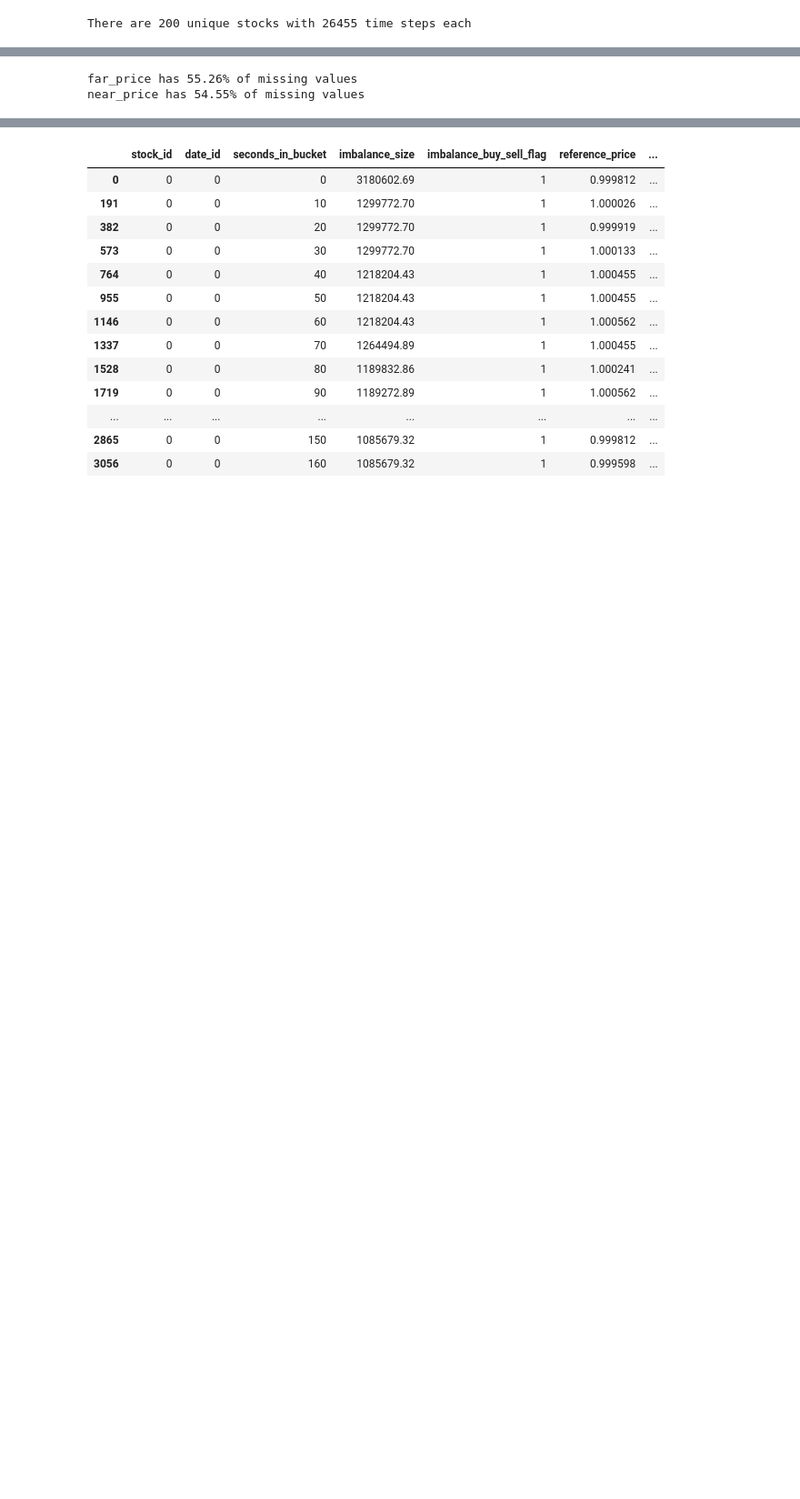
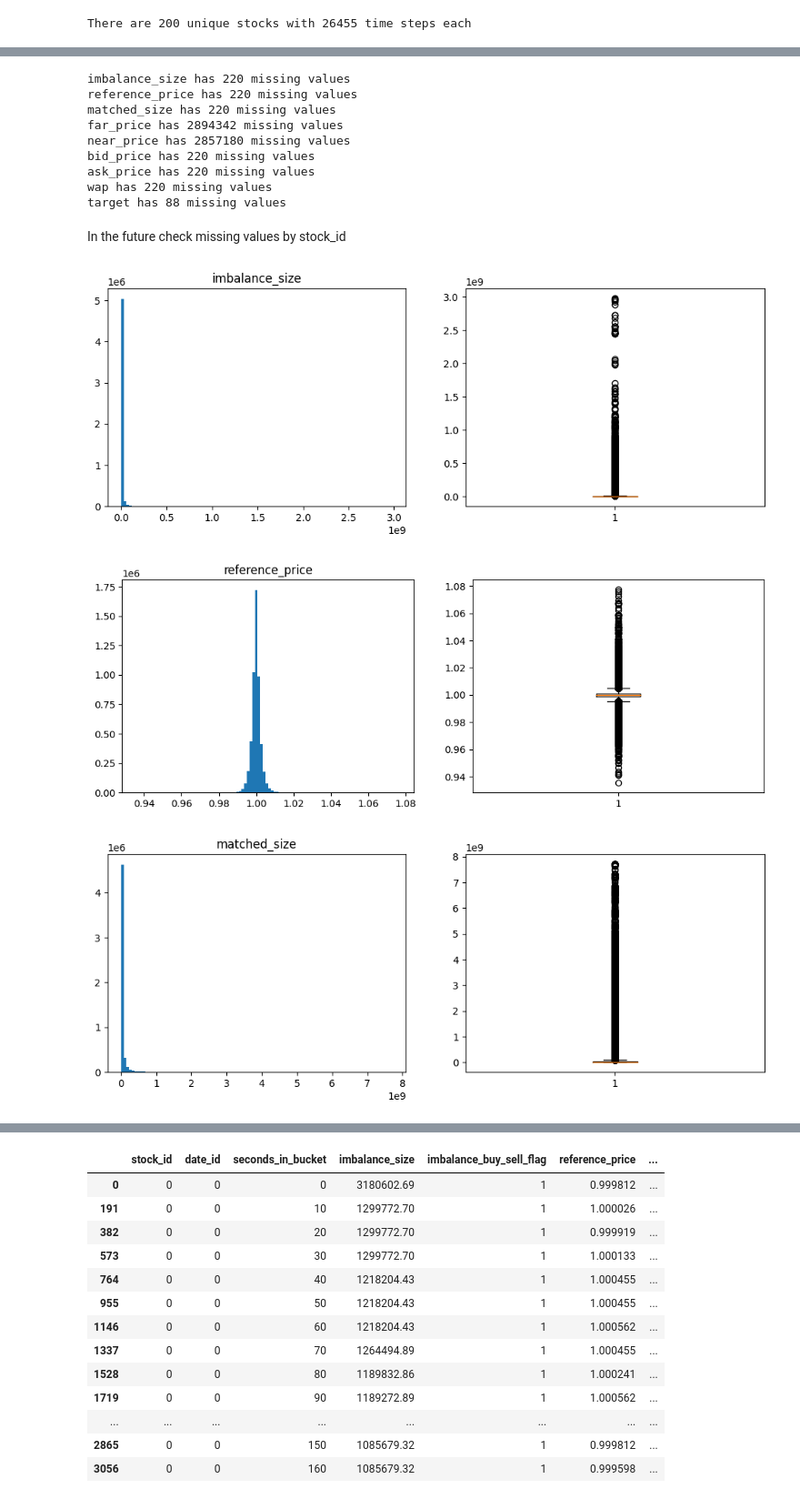
Before and after one commit to AthomsG/OPTIVER_Trading_at_the_Close, a Jupyter notebook: Jupyter Notebooks/EDA.ipynb, the cells around one changed output, grey strips where cells are left out. Shown at 91% size. Cells and saved outputs as stored; diff of their text form; code cells hidden in the pictures; blank space fills up the shorter version.

```diff
--- a/Jupyter Notebooks/EDA.ipynb
+++ b/Jupyter Notebooks/EDA.ipynb
@@ -7,14 +7,11 @@ import matplotlib.pyplot as plt
 from utils import save_sorted_df
 from utils import load_sorted_df
 # %%
-path_to_data = 'data/train.csv'
+path_to_data = '../data/train.csv'
 df = pd.read_csv(path_to_data)
 
 missing_values_target = df.target.isna().sum()  # Or df['Column2'].isnull().sum()
-print(f"Missing values in target: {missing_values_target}")
-
-# remove target missing values
-df.dropna(subset=['target'], inplace=True)
+print(f"Missing values in target: {missing_values_target}") # will have to interpolate
 # %% [output]
 Missing values in target: 88
 # %%
@@ -56,8 +53,31 @@ df.shape
 # %%
 # compute percentage of missing values
 for feature in df.columns:
-    pcg_mv = round(100*df[feature].isna().sum()/df.shape[0], 2)
-    if pcg_mv: print(feature + f' has {pcg_mv}% of missing values')
+    pcg_mv = df[feature].isna().sum()
+    if pcg_mv: print(feature + f' has {pcg_mv} missing values')
 # %% [output]
-far_price has 55.26% of missing values
-near_price has 54.55% of missing values
+imbalance_size has 220 missing values
+reference_price has 220 missing values
+matched_size has 220 missing values
+far_price has 2894342 missing values
+near_price has 2857180 missing values
+bid_price has 220 missing values
+ask_price has 220 missing values
+wap has 220 missing values
+target has 88 missing values
+# %% [markdown]
+In the future check missing values by stock_id
+# %%
+# plot boxplot of features with 220 missing values
+for feature in df.columns:
+    if df[feature].isna().sum() == 220:
+        # plot histogram and boxplot side by side
+        fig, (ax1, ax2) = plt.subplots(1, 2, figsize=(12, 4))
+        ax1.hist(df[feature], bins=100)
+        ax1.set_title(feature)
+        ax2.boxplot(df[feature].dropna())
+        plt.show()
+# %% [output]
+[figure, added]
+[figure, added]
+[figure, added]
```
Also changed, not shown: parts of 14 cells of this notebook.
